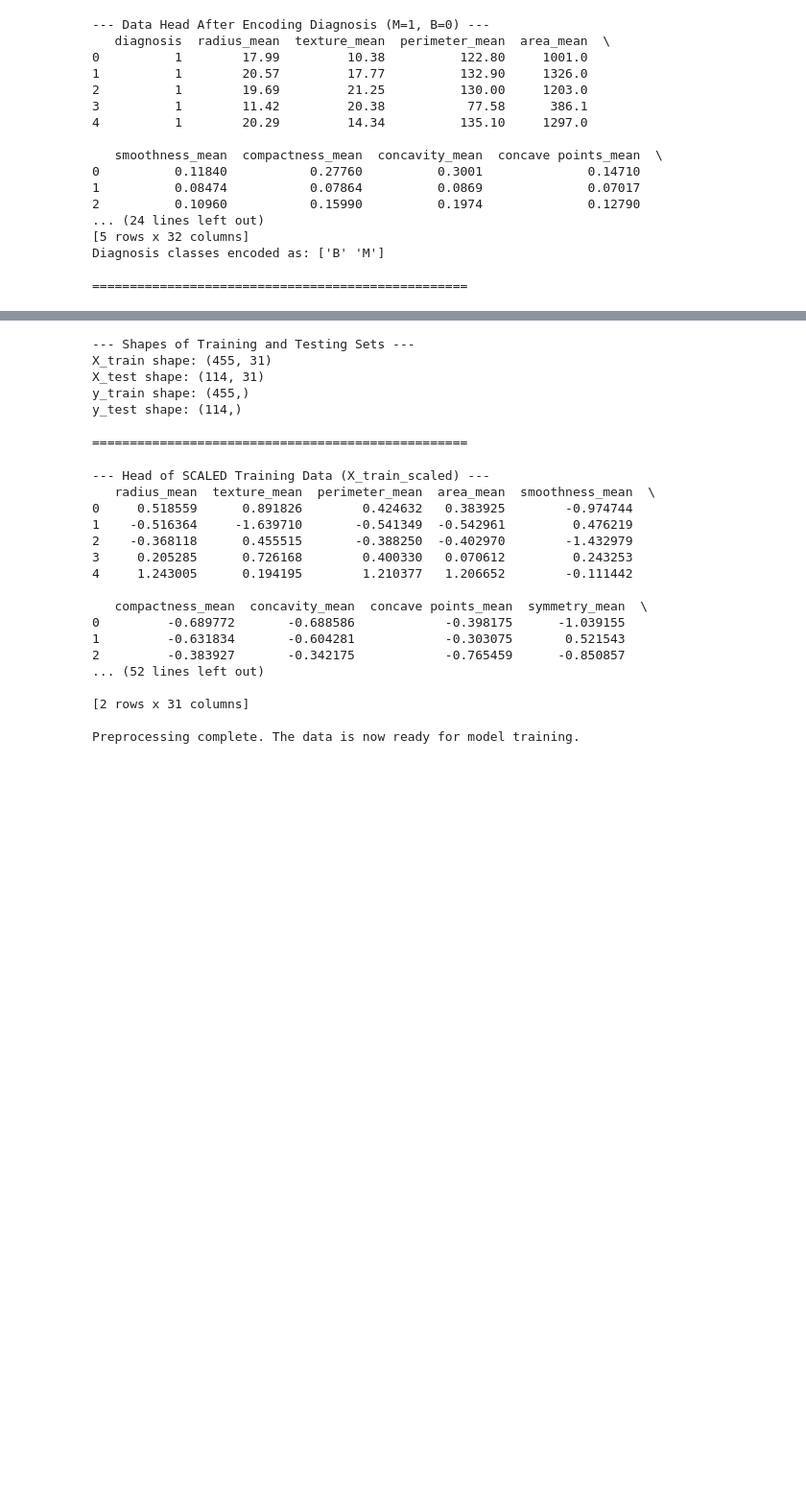
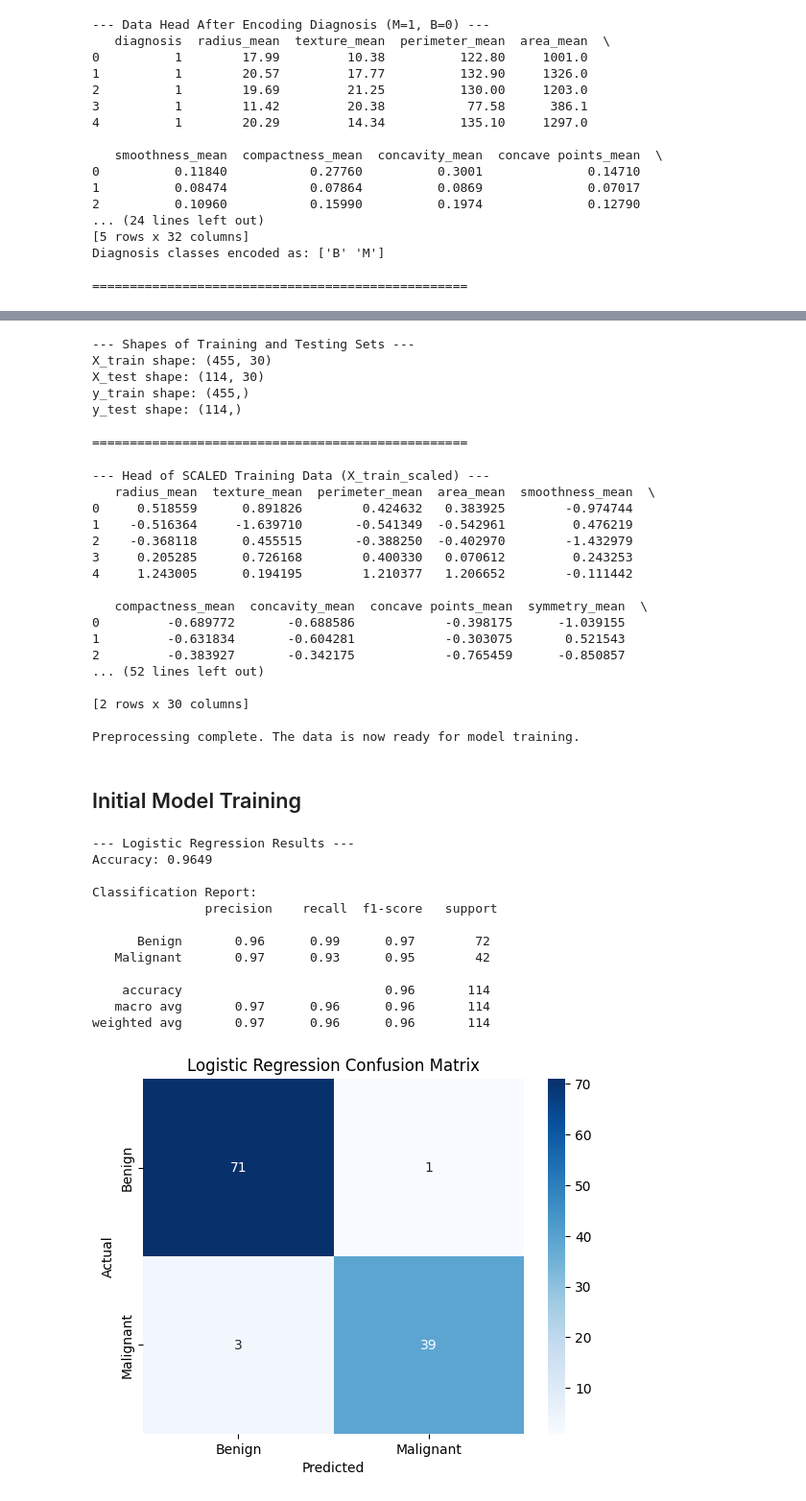
Before and after one commit to spacelord16/breast-cancer-detection-DM-project-, a Jupyter notebook: notebooks/initial_eda.ipynb, the cells around one changed output, grey strips where cells are left out. Shown at 96% size. Drawn from its saved outputs; the diff is of its cells as text; code cells hidden in the pictures; blank space fills up the shorter version.

Commit message:
done initial model training

```diff
--- a/notebooks/initial_eda.ipynb
+++ b/notebooks/initial_eda.ipynb
@@ -193,7 +193,8 @@ Diagnosis classes encoded as: ['B' 'M']
 # %%
 # --- Separate Features (X) and Target (y) ---
 # 'X' will contain all the feature columns, and 'y' will contain the target column.
-X = df_cleaned.drop('diagnosis', axis=1)
+# CRITICAL FIX: Drop 'diagnosis_numeric' to prevent data leakage.
+X = df_cleaned.drop(['diagnosis', 'diagnosis_numeric'], axis=1)
 y = df_cleaned['diagnosis']
 
 print("--- Shapes of Feature Matrix (X) and Target Vector (y) ---")
@@ -224,8 +225,8 @@ print(f"y_test shape: {y_test.shape}")
 print("\n" + "="*50 + "\n")
 # %% [output]
 --- Shapes of Training and Testing Sets ---
-X_train shape: (455, 31)
-X_test shape: (114, 31)
+X_train shape: (455, 30)
+X_test shape: (114, 30)
 y_train shape: (455,)
 y_test shape: (114,)
 
@@ -268,6 +269,45 @@ print("\nPreprocessing complete. The data is now ready for model training.")
 2         -0.383927       -0.342175            -0.765459      -0.850857
 ... (52 lines left out)
 
-[2 rows x 31 columns]
+[2 rows x 30 columns]
 
 Preprocessing complete. The data is now ready for model training.
+# %% [markdown]
+## Initial Model Training
+# %%
+# Import models and evaluation metrics
+from sklearn.linear_model import LogisticRegression
+from sklearn.neighbors import KNeighborsClassifier
+from sklearn.metrics import accuracy_score, classification_report, confusion_matrix
+
+# --- Model 1: Logistic Regression ---
+print("--- Logistic Regression Results ---")
+log_reg = LogisticRegression(random_state=42)
+log_reg.fit(X_train_scaled, y_train)
+y_pred_lr = log_reg.predict(X_test_scaled)
+
+# Evaluate performance
+print(f"Accuracy: {accuracy_score(y_test, y_pred_lr):.4f}\n")
+print("Classification Report:\n", classification_report(y_test, y_pred_lr, target_names=['Benign', 'Malignant']))
+
+# Visualize the Confusion Matrix
+cm_lr = confusion_matrix(y_test, y_pred_lr)
+sns.heatmap(cm_lr, annot=True, fmt='d', cmap='Blues', xticklabels=['Benign', 'Malignant'], yticklabels=['Benign', 'Malignant'])
+plt.xlabel('Predicted')
+plt.ylabel('Actual')
+plt.title('Logistic Regression Confusion Matrix')
+plt.show()
+# %% [output]
+--- Logistic Regression Results ---
+Accuracy: 0.9649
+
+Classification Report:
+               precision    recall  f1-score   support
+
+      Benign       0.96      0.99      0.97        72
+   Malignant       0.97      0.93      0.95        42
+
+    accuracy                           0.96       114
+   macro avg       0.97      0.96      0.96       114
+weighted avg       0.97      0.96      0.96       114
+[figure, added]
```
Also changed, not shown: parts of 2 cells of this notebook.
